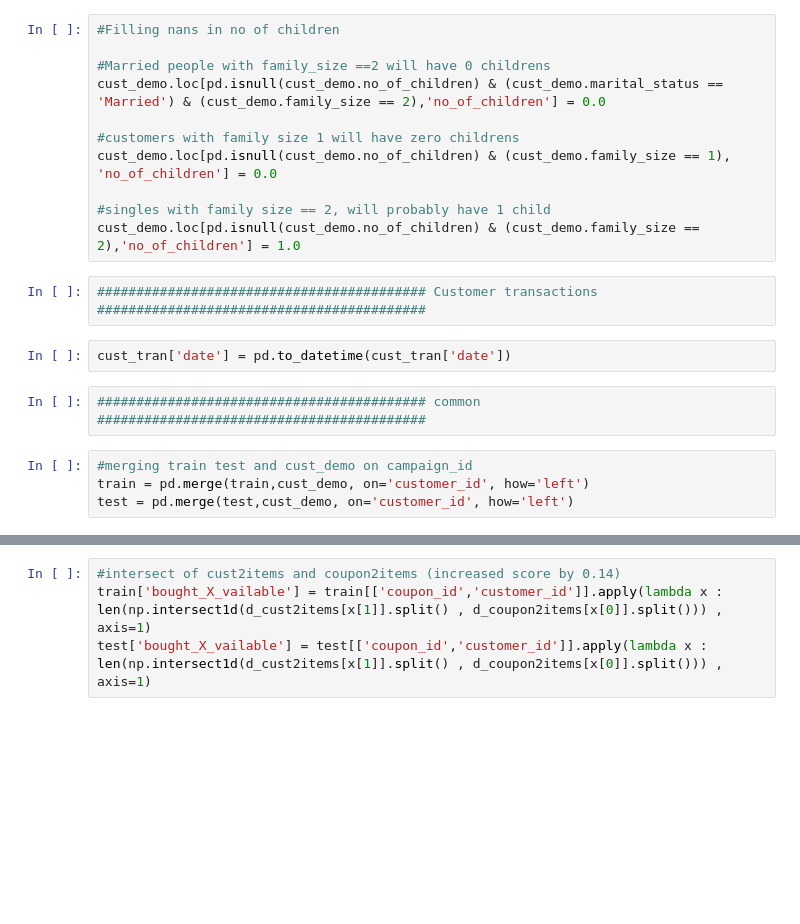
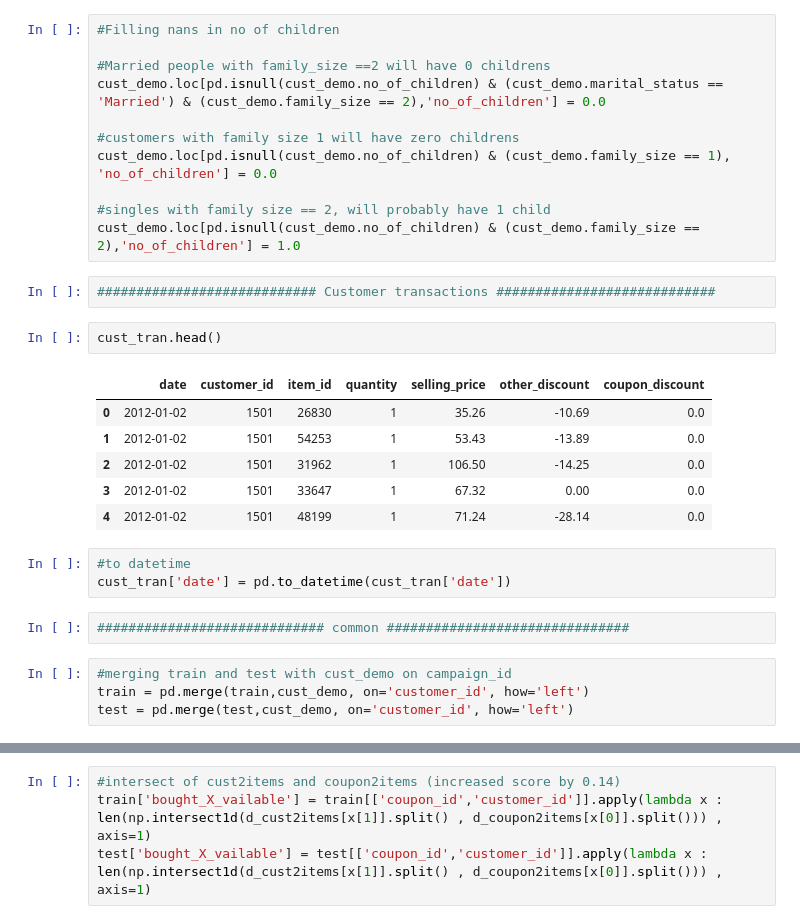
Before and after one commit to Patil-Sahil/AmExpert-2019-ML-Hackathon, a Jupyter notebook: AmexFinal.ipynb, the cells around one changed output, grey strips where cells are left out. Cells and saved outputs as stored; diff of their text form; blank space fills up the shorter version.

```diff
--- a/AmexFinal.ipynb
+++ b/AmexFinal.ipynb
@@ -88,12 +118,22 @@ cust_demo.loc[pd.isnull(cust_demo.no_of_children) & (cust_demo.family_size == 1)
 #singles with family size == 2, will probably have 1 child
 cust_demo.loc[pd.isnull(cust_demo.no_of_children) & (cust_demo.family_size == 2),'no_of_children'] = 1.0
 # %%
-########################################## Customer transactions ##########################################
+############################ Customer transactions ############################
+# %%
+cust_tran.head()
+# %% [output]
+|  | date | customer_id | item_id | quantity | selling_price | other_discount | coupon_discount |
+| 0 | 2012-01-02 | 1501 | 26830 | 1 | 35.26 | -10.69 | 0.0 |
+| 1 | 2012-01-02 | 1501 | 54253 | 1 | 53.43 | -13.89 | 0.0 |
+| 2 | 2012-01-02 | 1501 | 31962 | 1 | 106.50 | -14.25 | 0.0 |
+| 3 | 2012-01-02 | 1501 | 33647 | 1 | 67.32 | 0.00 | 0.0 |
+| 4 | 2012-01-02 | 1501 | 48199 | 1 | 71.24 | -28.14 | 0.0 |
 # %%
+#to datetime
 cust_tran['date'] = pd.to_datetime(cust_tran['date'])
 # %%
-########################################## common ##########################################
+############################# common ###############################
 # %%
-#merging train test and cust_demo on campaign_id
+#merging train and test with cust_demo on campaign_id
 train = pd.merge(train,cust_demo, on='customer_id', how='left')
 test = pd.merge(test,cust_demo, on='customer_id', how='left')
```
Also changed, not shown: parts of 40 cells of this notebook.
